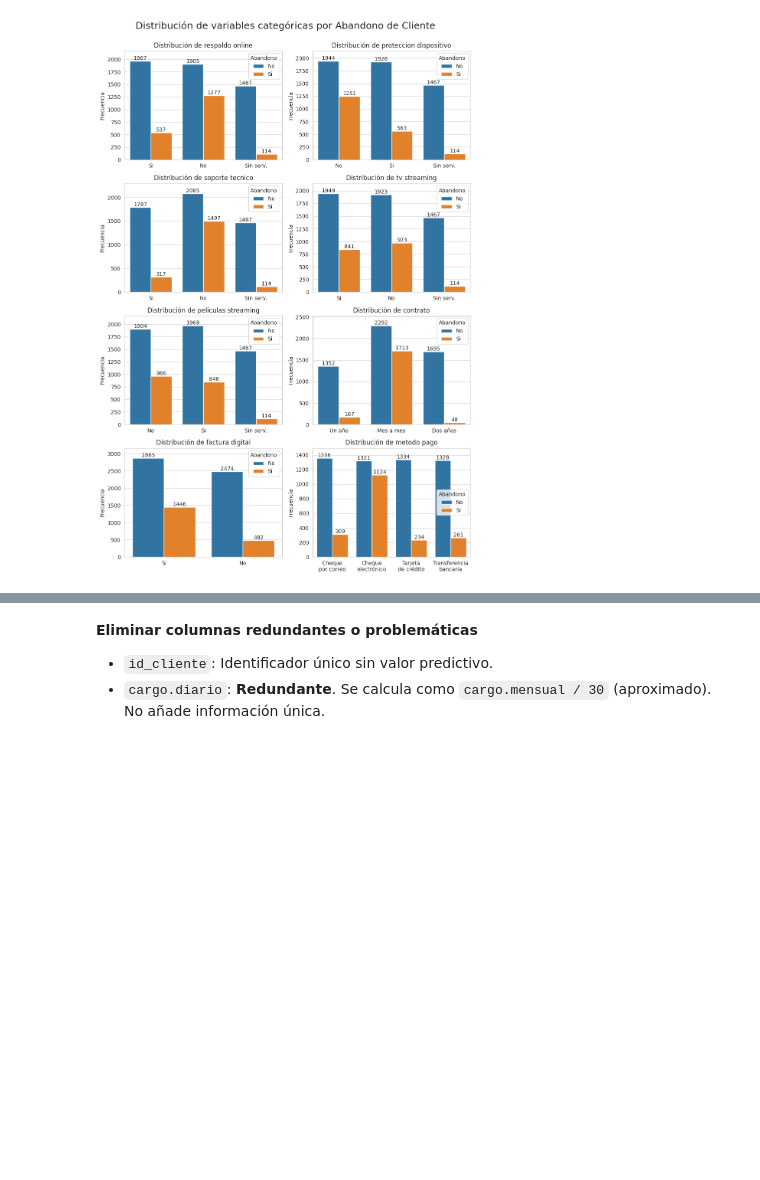
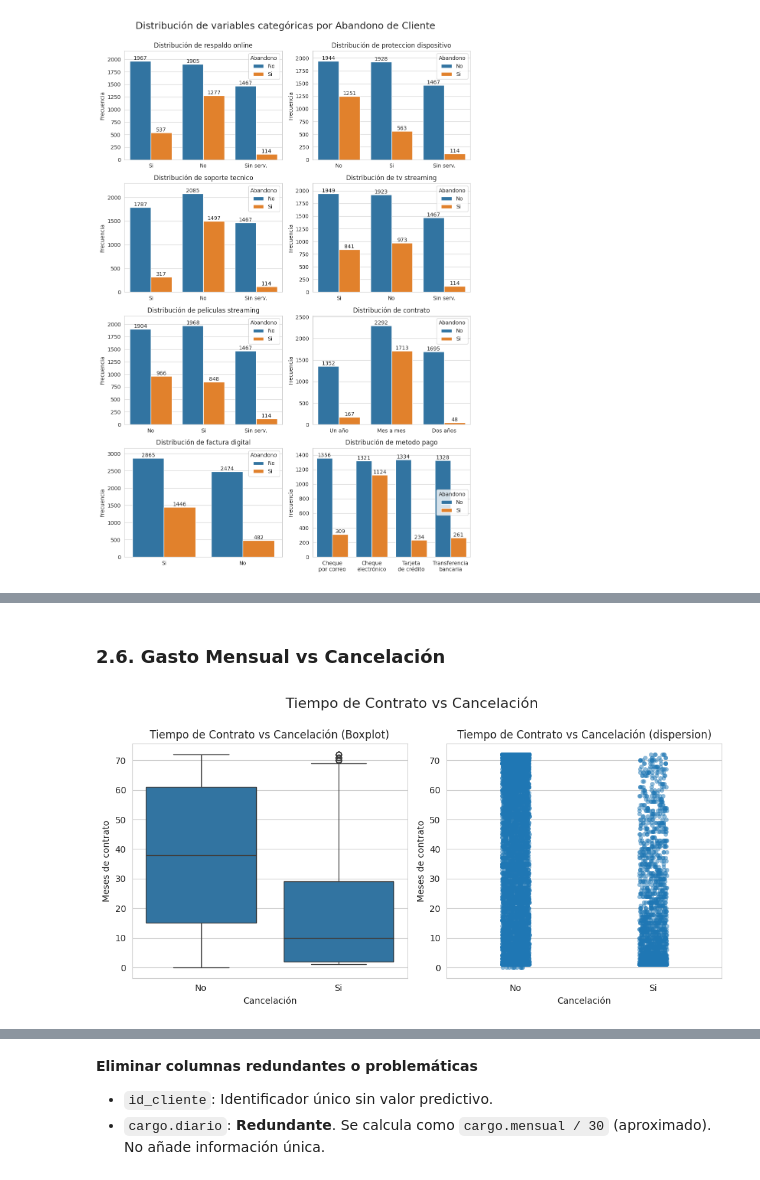
Before and after one commit to MigXDev/CS_Datos_I_DESAFIO_3, a Jupyter notebook: TelecomX_LATAM_2.ipynb, the cells around one changed output, grey strips where cells are left out. Saved outputs shown, nothing was run; the diff lists cells and outputs as text; code cells hidden in the pictures; blank space fills up the shorter version.

```diff
--- a/TelecomX_LATAM_2.ipynb
+++ b/TelecomX_LATAM_2.ipynb
@@ -275,0 +318,23 @@ plt.show()
+# %% [markdown]
+### 2.6. Gasto Mensual vs Cancelación
+# %%
+fig, axes = plt.subplots(1, 2, figsize=(10, 5)) # Create two subplots
+
+fig.suptitle('Tiempo de Contrato vs Cancelación', fontsize=16, y=1)
+
+# Boxplot
+sns.boxplot(data=Df_base, x='abandono_cliente', y='meses_antiguedad', ax=axes[0])
+axes[0].set_title('Tiempo de Contrato vs Cancelación (Boxplot)')
+axes[0].set_ylabel('Meses de contrato')
+axes[0].set_xlabel('Cancelación')
+
+# Stripplot
+sns.stripplot(data=Df_base, x='abandono_cliente', y='meses_antiguedad', jitter=True, alpha=0.5, ax=axes[1])
+axes[1].set_title('Tiempo de Contrato vs Cancelación (dispersion)')
+axes[1].set_ylabel('Meses de contrato')
+axes[1].set_xlabel('Cancelación')
+
+plt.tight_layout()
+plt.show()
+# %% [output]
+[figure, added]
```
Also changed, not shown: parts of 69 cells of this notebook.
